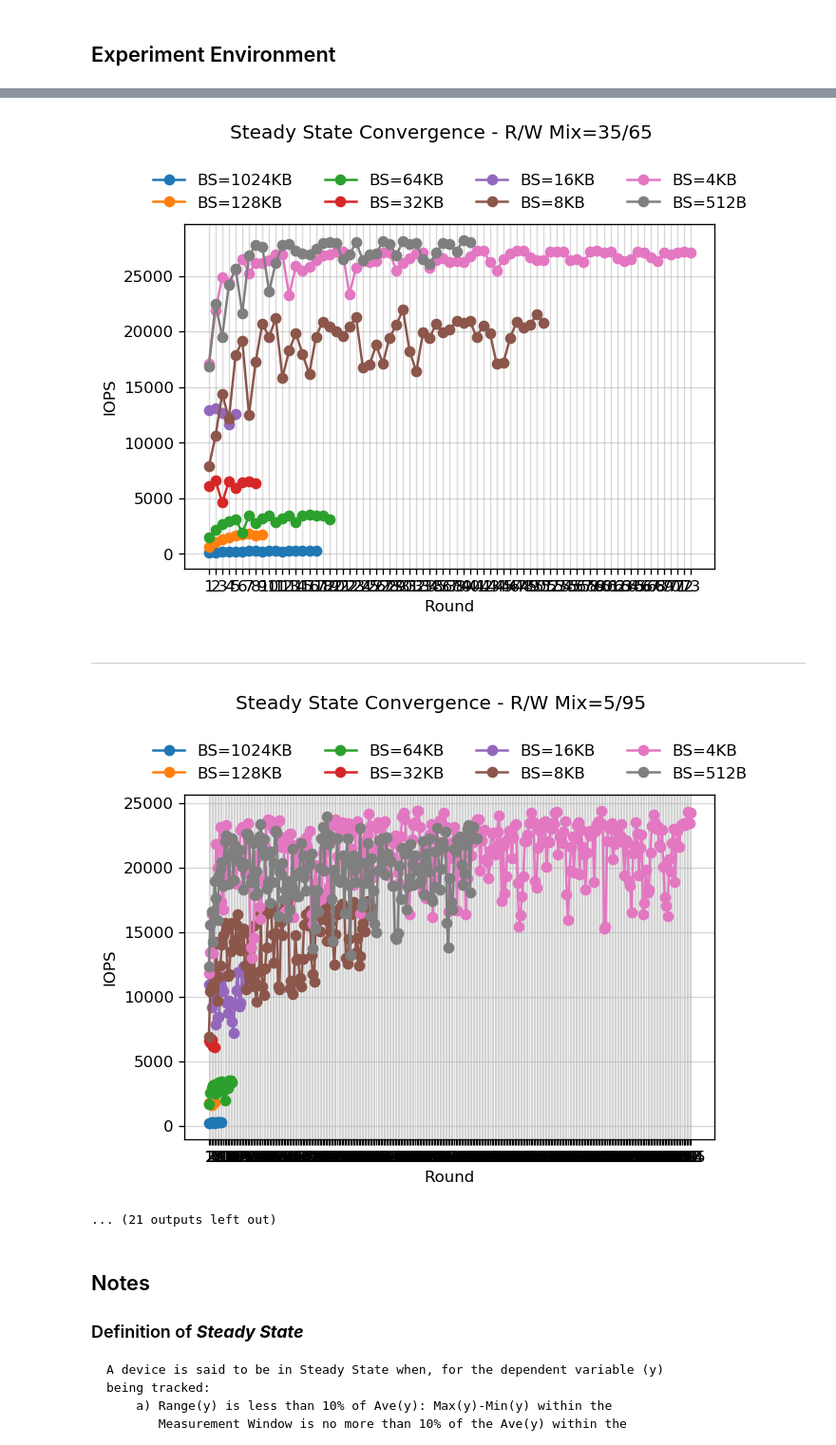
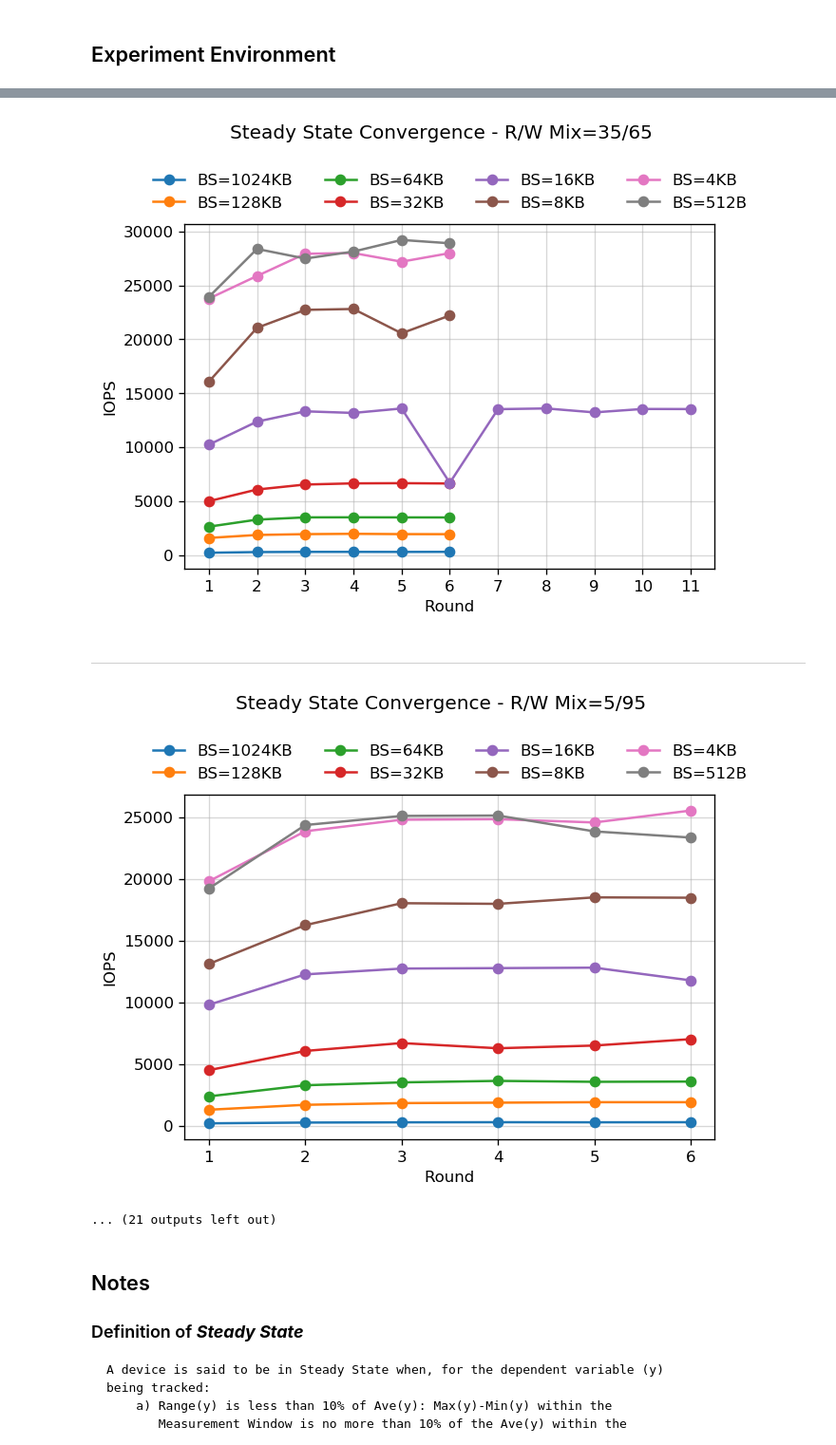
Before and after one commit to ljishen/SSSPT, a Jupyter notebook: analysis/notebooks/iops_test_rockpro64.ipynb, the cells around one changed output, grey strips where cells are left out. Shown at 95% size. Drawn from its saved outputs; the diff is of its cells as text; code cells hidden in the pictures.

```diff
--- a/analysis/notebooks/iops_test_rockpro64.ipynb
+++ b/analysis/notebooks/iops_test_rockpro64.ipynb
@@ -62,7 +62,7 @@
 # %%
 %run 'common/plot_iops.py'
 
-profiles_dirname = 'rockpro64/iops/1'
+profiles_dirname = 'rockpro64/iops/5'
 
 plot_ss_convergence(profiles_dirname)
 plot_ss_measurement_window(profiles_dirname)
@@ -81,7 +81,7 @@ plot_measurement_window_3d(profiles_dirname)
 ---
-[figure, old version]
+[figure, new version]
 ---
-[figure, old version]
+[figure, new version]
 ... (21 outputs left out)
 # %% [markdown]
 ## Notes
```
Also changed, not shown: parts of 2 cells of this notebook, 6 other files.
